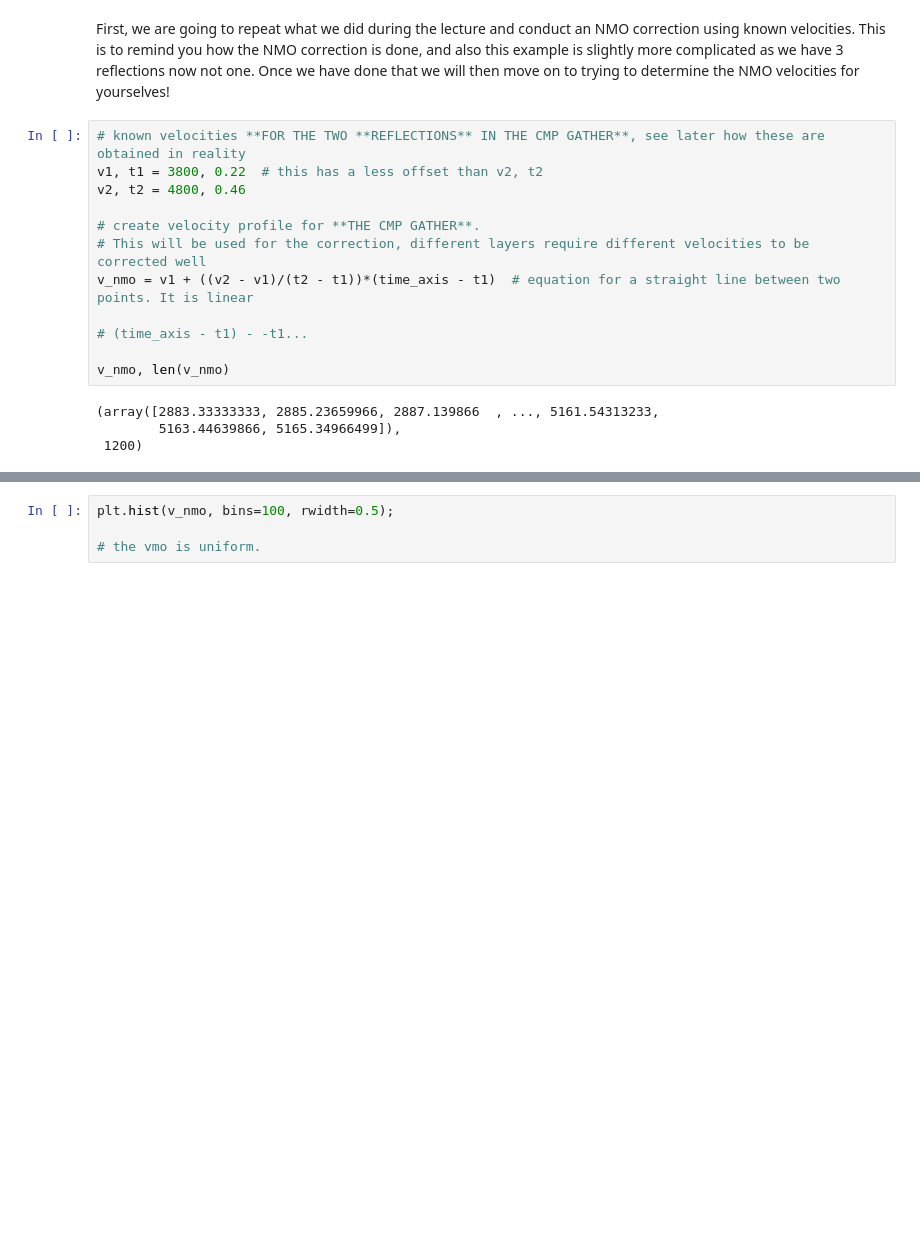
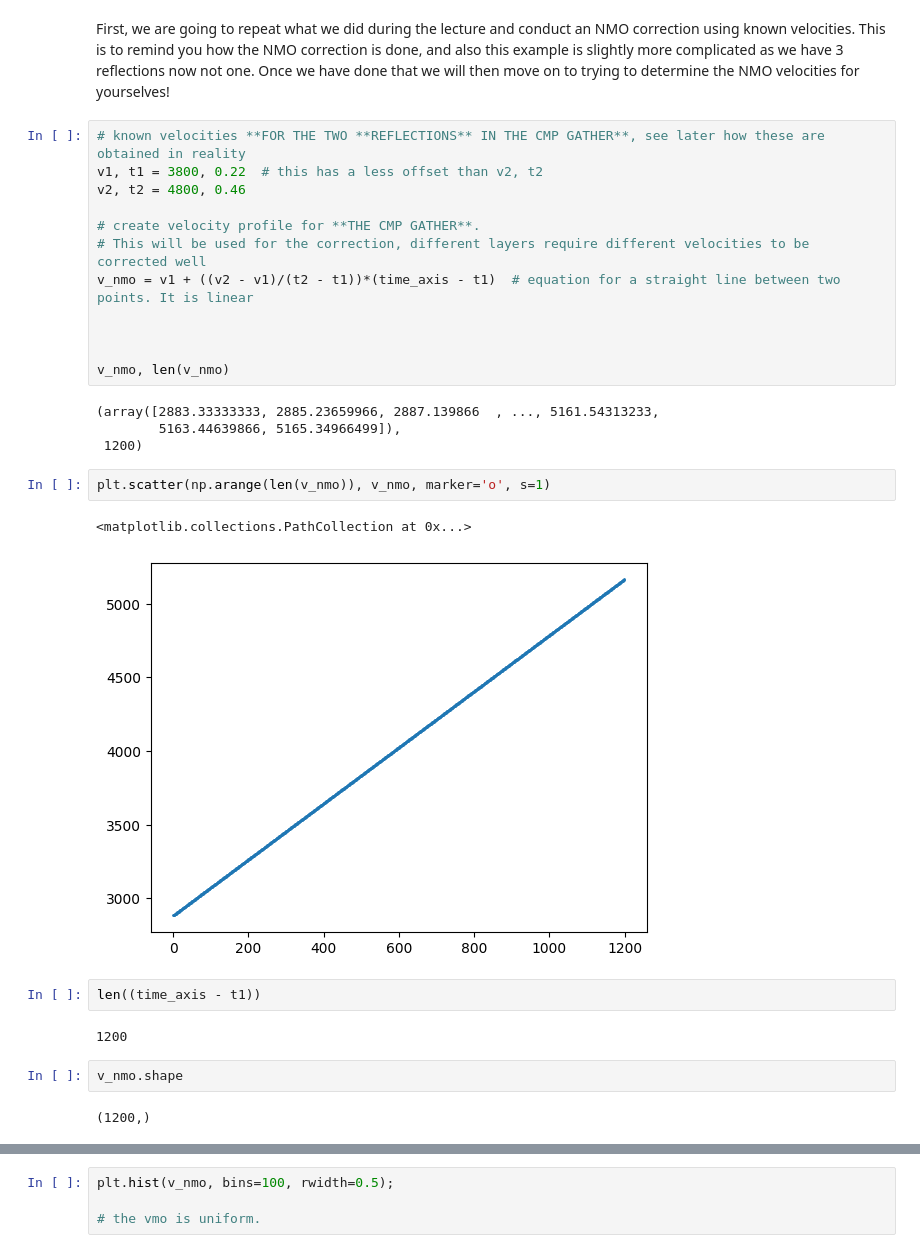
Before and after one commit to edsml-ds423/edsml-environmental-data, a Jupyter notebook: seismic_materials/Exercises/Day1/Ex2.ipynb, the cells around one changed output, grey strips where cells are left out. Cells and saved outputs as stored; diff of their text form; blank space fills up the shorter version.

```diff
--- a/seismic_materials/Exercises/Day1/Ex2.ipynb
+++ b/seismic_materials/Exercises/Day1/Ex2.ipynb
@@ -118,12 +118,25 @@ v2, t2 = 4800, 0.46
 # This will be used for the correction, different layers require different velocities to be corrected well
 v_nmo = v1 + ((v2 - v1)/(t2 - t1))*(time_axis - t1)  # equation for a straight line between two points. It is linear
 
-# (time_axis - t1) - -t1...
+
 
 v_nmo, len(v_nmo)
 # %% [output]
 (array([2883.33333333, 2885.23659966, 2887.139866  , ..., 5161.54313233,
         5163.44639866, 5165.34966499]),
  1200)
+# %%
+plt.scatter(np.arange(len(v_nmo)), v_nmo, marker='o', s=1)
+# %% [output]
+<matplotlib.collections.PathCollection at 0x...>
+[figure, added]
+# %%
+len((time_axis - t1))
+# %% [output]
+1200
+# %%
+v_nmo.shape
+# %% [output]
+(1200,)
 # %%
 cmp.shape
```
Also changed, not shown: parts of 11 cells of this notebook.
